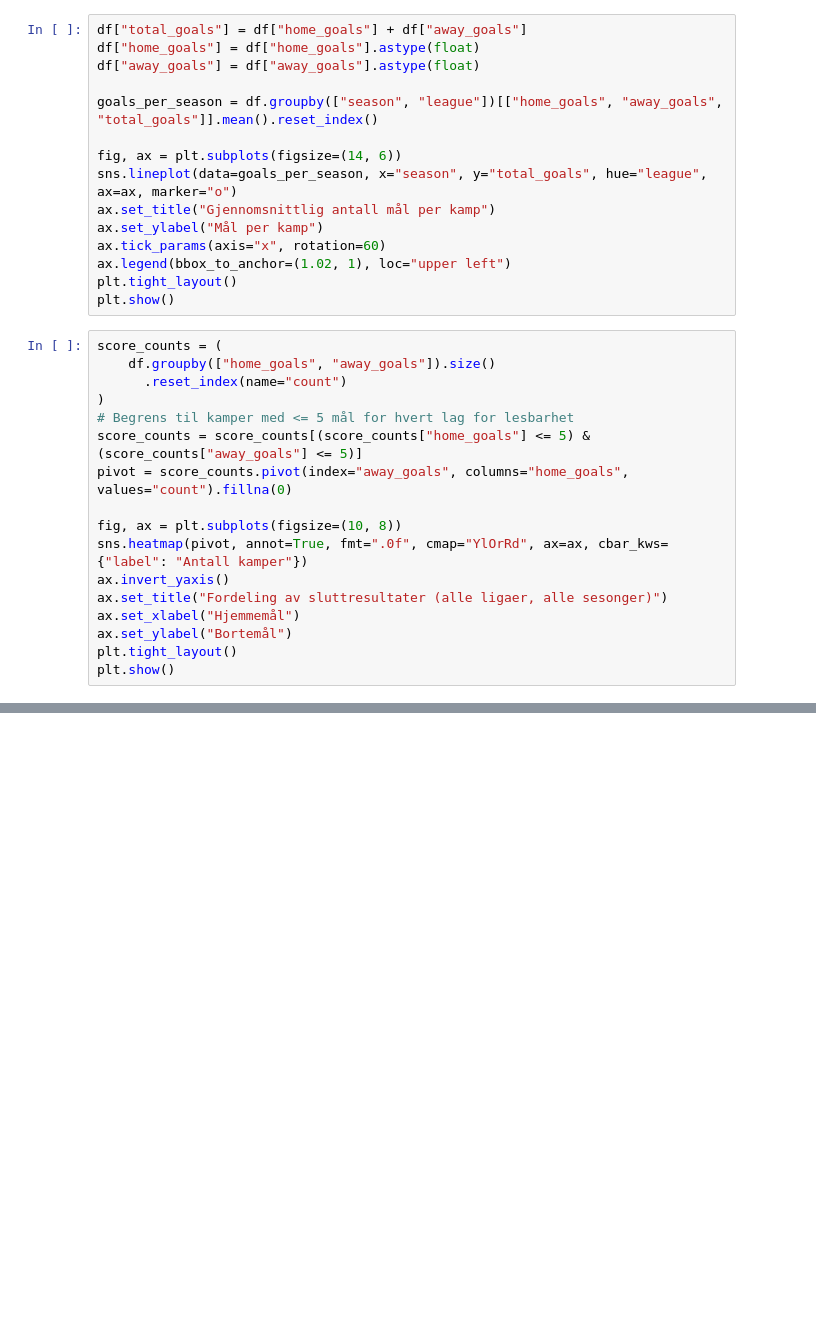
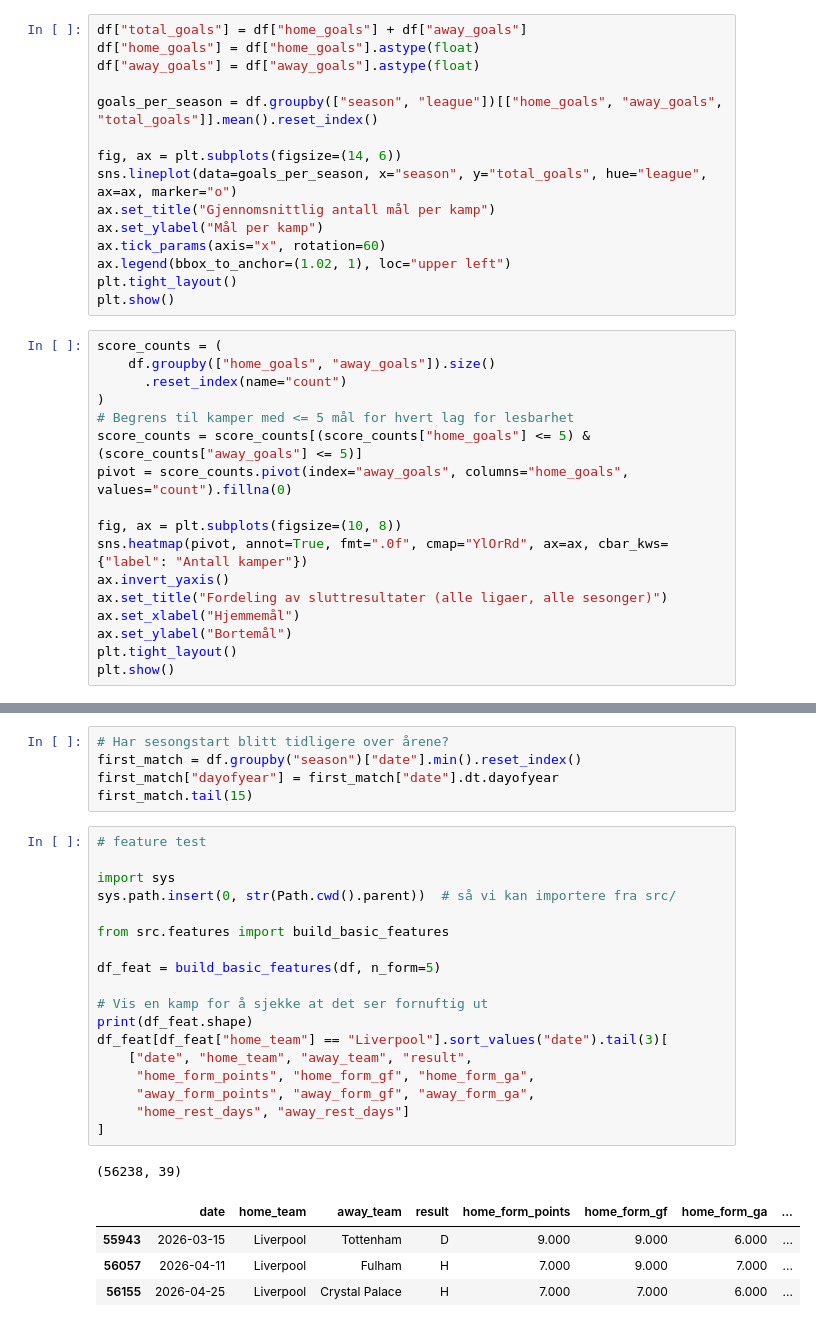
Before and after one commit to Zada00/football-predict, a Jupyter notebook: notebooks/01_exploration.ipynb, the cells around one changed output, grey strips where cells are left out. Drawn from its saved outputs; the diff is of its cells as text; blank space fills up the shorter version.

```diff
--- a/notebooks/01_exploration.ipynb
+++ b/notebooks/01_exploration.ipynb
@@ -73,0 +89,29 @@ plt.show()
+# %%
+# Har sesongstart blitt tidligere over årene?
+first_match = df.groupby("season")["date"].min().reset_index()
+first_match["dayofyear"] = first_match["date"].dt.dayofyear
+first_match.tail(15)
+# %%
+# feature test
+
+import sys
+sys.path.insert(0, str(Path.cwd().parent))  # så vi kan importere fra src/
+
+from src.features import build_basic_features
+
+df_feat = build_basic_features(df, n_form=5)
+
+# Vis en kamp for å sjekke at det ser fornuftig ut
+print(df_feat.shape)
+df_feat[df_feat["home_team"] == "Liverpool"].sort_values("date").tail(3)[
+    ["date", "home_team", "away_team", "result",
+     "home_form_points", "home_form_gf", "home_form_ga",
+     "away_form_points", "away_form_gf", "away_form_ga",
+     "home_rest_days", "away_rest_days"]
+]
+# %% [output]
+(56238, 39)
+|  | date | home_team | away_team | result | home_form_points | home_form_gf | home_form_ga | ... |
+| 55943 | 2026-03-15 | Liverpool | Tottenham | D | 9.000 | 9.000 | 6.000 | ... |
+| 56057 | 2026-04-11 | Liverpool | Fulham | H | 7.000 | 9.000 | 7.000 | ... |
+| 56155 | 2026-04-25 | Liverpool | Crystal Palace | H | 7.000 | 7.000 | 6.000 | ... |
```
Also changed, not shown: parts of 5 cells of this notebook, 1 other file.
